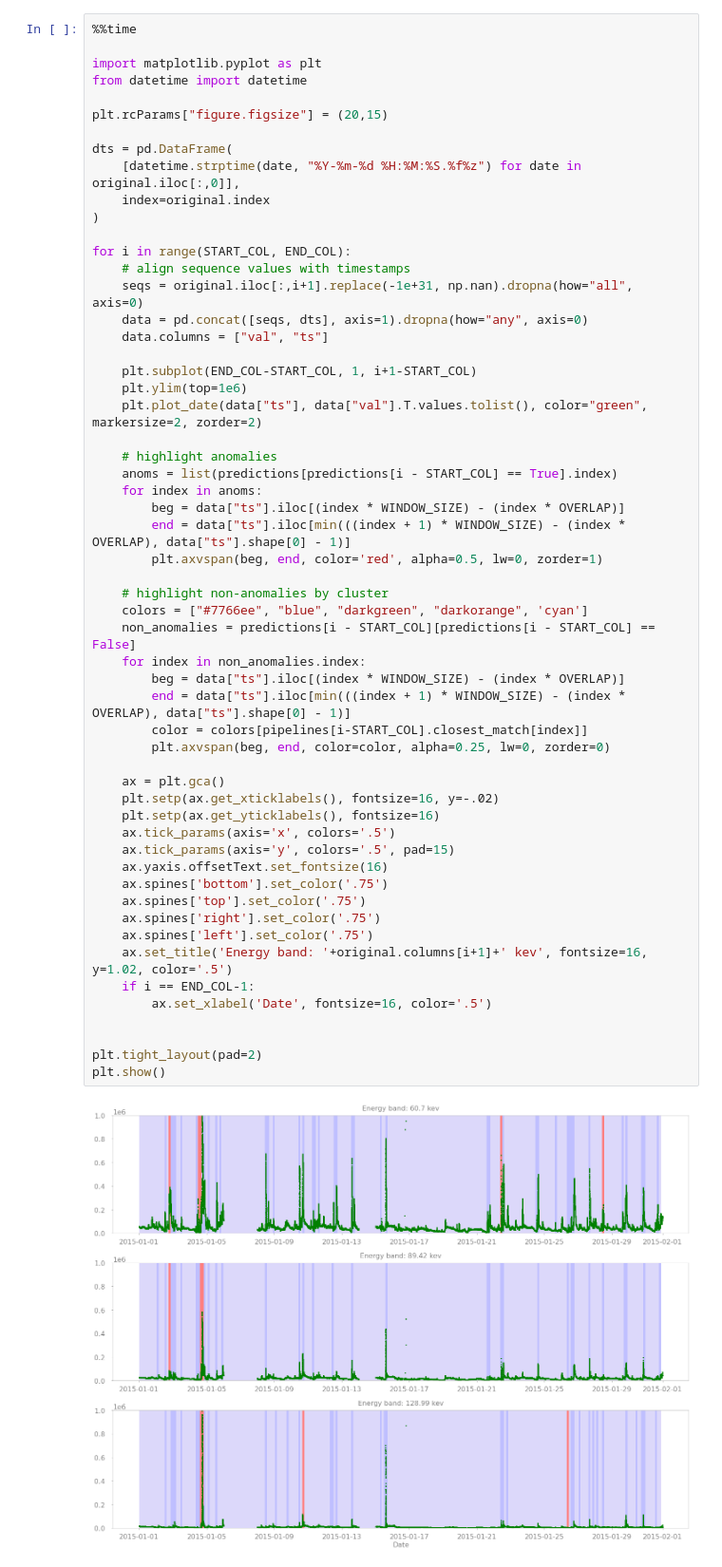
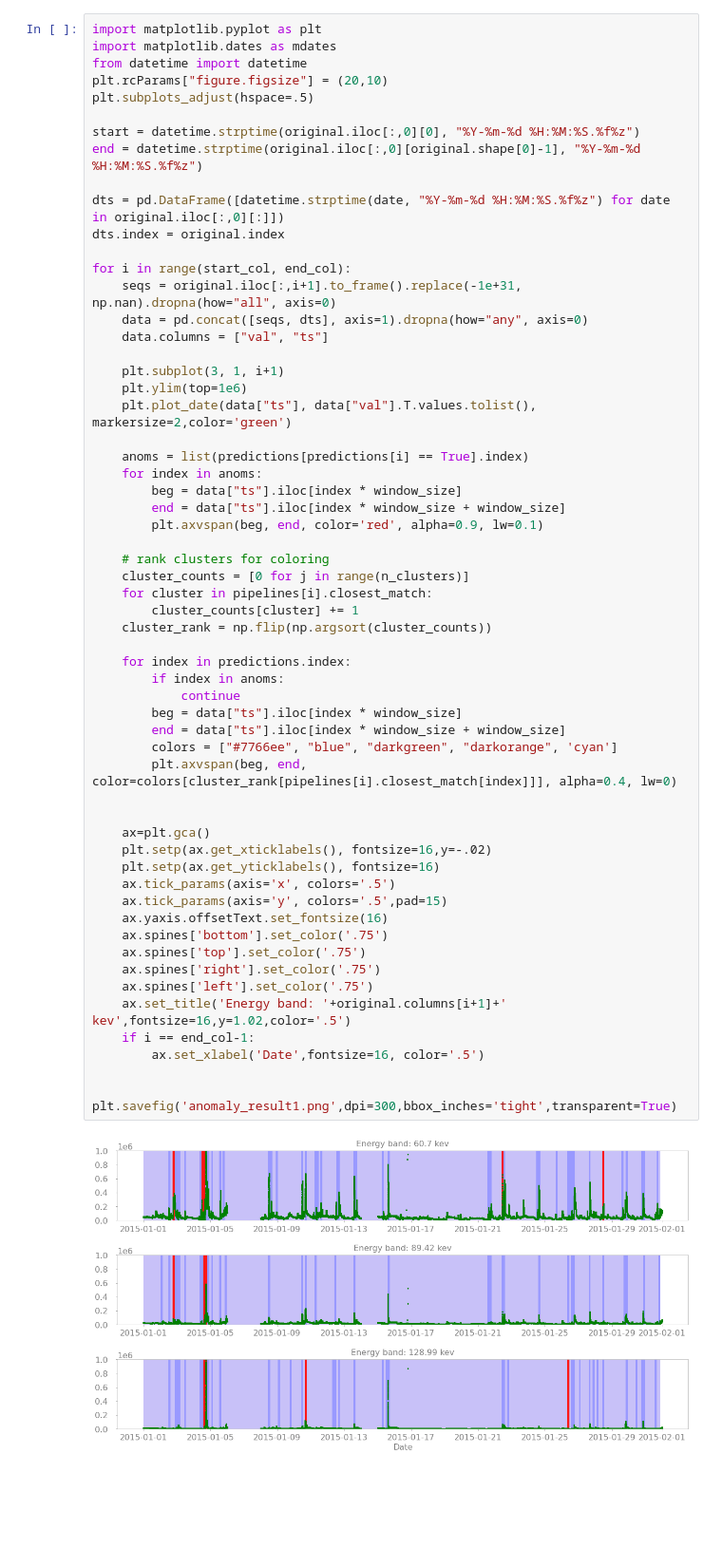
Before and after one commit to zeroknowledgediscovery/patternly, a Jupyter notebook: examples/Satellite_ts.ipynb, the cells around one changed output. Shown at 95% size. Saved outputs shown, nothing was run; the diff lists cells and outputs as text; blank space fills up the shorter version.

```diff
--- a/examples/Satellite_ts.ipynb
+++ b/examples/Satellite_ts.ipynb
@@ -42,58 +37,61 @@ Wall time: 9.31 s
 # %%
-%%time
+import matplotlib.pyplot as plt
+import matplotlib.dates as mdates
+from datetime import datetime
+plt.rcParams["figure.figsize"] = (20,10)
+plt.subplots_adjust(hspace=.5)
 
-import matplotlib.pyplot as plt
-from datetime import datetime
+start = datetime.strptime(original.iloc[:,0][0], "%Y-%m-%d %H:%M:%S.%f%z")
+end = datetime.strptime(original.iloc[:,0][original.shape[0]-1], "%Y-%m-%d %H:%M:%S.%f%z")
 
-plt.rcParams["figure.figsize"] = (20,15)
+dts = pd.DataFrame([datetime.strptime(date, "%Y-%m-%d %H:%M:%S.%f%z") for date in original.iloc[:,0][:]])
+dts.index = original.index
 
-dts = pd.DataFrame(
-    [datetime.strptime(date, "%Y-%m-%d %H:%M:%S.%f%z") for date in original.iloc[:,0]],
-    index=original.index
-)
-
-for i in range(START_COL, END_COL):
-    # align sequence values with timestamps
-    seqs = original.iloc[:,i+1].replace(-1e+31, np.nan).dropna(how="all", axis=0)
+for i in range(start_col, end_col):
+    seqs = original.iloc[:,i+1].to_frame().replace(-1e+31, np.nan).dropna(how="all", axis=0)
     data = pd.concat([seqs, dts], axis=1).dropna(how="any", axis=0)
     data.columns = ["val", "ts"]
 
-    plt.subplot(END_COL-START_COL, 1, i+1-START_COL)
+    plt.subplot(3, 1, i+1)
     plt.ylim(top=1e6)
-    plt.plot_date(data["ts"], data["val"].T.values.tolist(), color="green", markersize=2, zorder=2)
+    plt.plot_date(data["ts"], data["val"].T.values.tolist(), markersize=2,color='green')
 
-    # highlight anomalies
-    anoms = list(predictions[predictions[i - START_COL] == True].index)
+    anoms = list(predictions[predictions[i] == True].index)
     for index in anoms:
-        beg = data["ts"].iloc[(index * WINDOW_SIZE) - (index * OVERLAP)]
-        end = data["ts"].iloc[min(((index + 1) * WINDOW_SIZE) - (index * OVERLAP), data["ts"].shape[0] - 1)]
-        plt.axvspan(beg, end, color='red', alpha=0.5, lw=0, zorder=1)
+        beg = data["ts"].iloc[index * window_size]
+        end = data["ts"].iloc[index * window_size + window_size]
+        plt.axvspan(beg, end, color='red', alpha=0.9, lw=0.1)
 
-    # highlight non-anomalies by cluster
-    colors = ["#7766ee", "blue", "darkgreen", "darkorange", 'cyan']
-    non_anomalies = predictions[i - START_COL][predictions[i - START_COL] == False]
-    for index in non_anomalies.index:
-        beg = data["ts"].iloc[(index * WINDOW_SIZE) - (index * OVERLAP)]
-        end = data["ts"].iloc[min(((index + 1) * WINDOW_SIZE) - (index * OVERLAP), data["ts"].shape[0] - 1)]
-        color = colors[pipelines[i-START_COL].closest_match[index]]
-        plt.axvspan(beg, end, color=color, alpha=0.25, lw=0, zorder=0)
+    # rank clusters for coloring
+    cluster_counts = [0 for j in range(n_clusters)]
+    for cluster in pipelines[i].closest_match:
+        cluster_counts[cluster] += 1
+    cluster_rank = np.flip(np.argsort(cluster_counts))
 
-    ax = plt.gca()
-    plt.setp(ax.get_xticklabels(), fontsize=16, y=-.02)
+    for index in predictions.index:
+        if index in anoms:
+            continue
+        beg = data["ts"].iloc[index * window_size]
+        end = data["ts"].iloc[index * window_size + window_size]
+        colors = ["#7766ee", "blue", "darkgreen", "darkorange", 'cyan']
+        plt.axvspan(beg, end, color=colors[cluster_rank[pipelines[i].closest_match[index]]], alpha=0.4, lw=0)
+
+
+    ax=plt.gca()
+    plt.setp(ax.get_xticklabels(), fontsize=16,y=-.02)
     plt.setp(ax.get_yticklabels(), fontsize=16)
     ax.tick_params(axis='x', colors='.5')
-    ax.tick_params(axis='y', colors='.5', pad=15)
+    ax.tick_params(axis='y', colors='.5',pad=15)
     ax.yaxis.offsetText.set_fontsize(16)
     ax.spines['bottom'].set_color('.75')
     ax.spines['top'].set_color('.75')
     ax.spines['right'].set_color('.75')
     ax.spines['left'].set_color('.75')
-    ax.set_title('Energy band: '+original.columns[i+1]+' kev', fontsize=16, y=1.02, color='.5')
-    if i == END_COL-1:
-        ax.set_xlabel('Date', fontsize=16, color='.5')
+    ax.set_title('Energy band: '+original.columns[i+1]+' kev',fontsize=16,y=1.02,color='.5')
+    if i == end_col-1:
+        ax.set_xlabel('Date',fontsize=16, color='.5')
 
 
-plt.tight_layout(pad=2)
-plt.show()
+plt.savefig('anomaly_result1.png',dpi=300,bbox_inches='tight',transparent=True)
 # %% [output]
-[figure, old version]
+[figure, new version]
```
Also changed, not shown: parts of 6 cells of this notebook.
